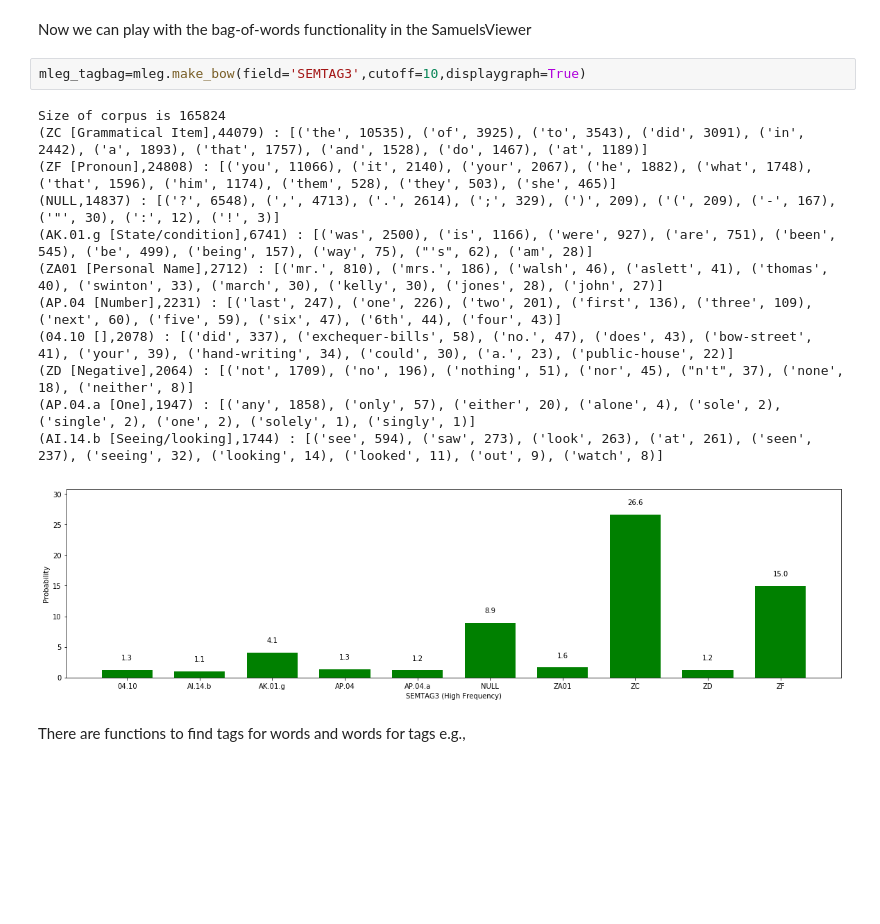
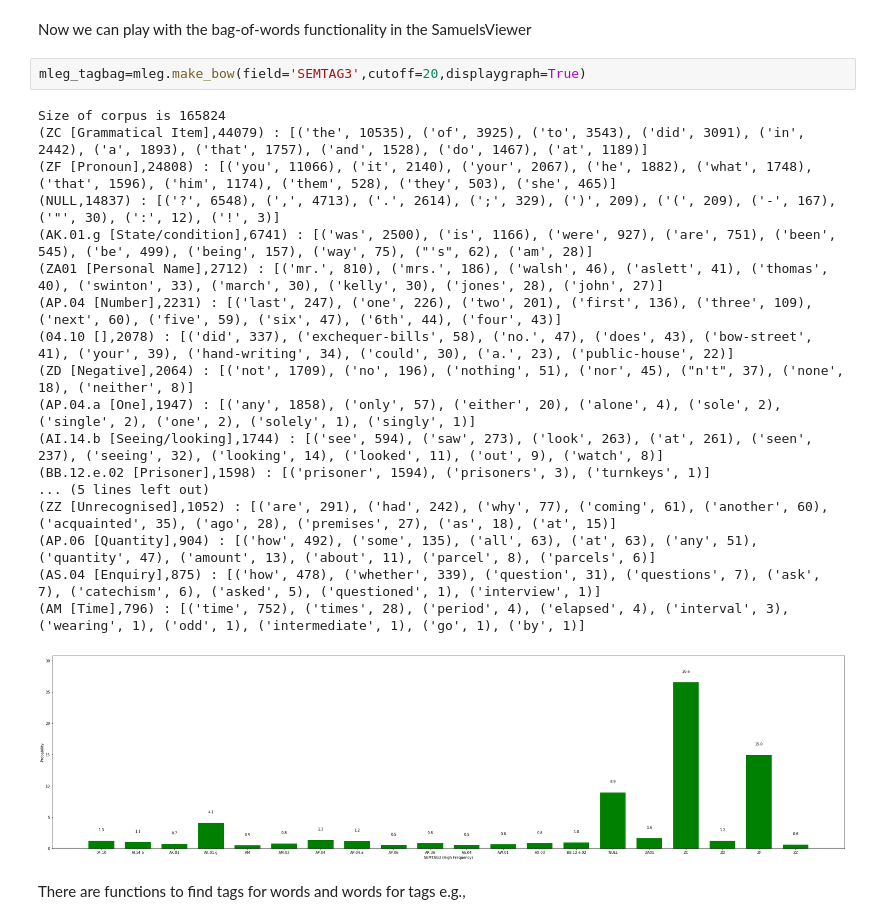
Before and after one commit to julieweeds/samdist, a Jupyter notebook: SamuelsViewer-legal.ipynb, the cells around one changed output. Drawn from its saved outputs; the diff is of its cells as text; blank space fills up the shorter version.

```diff
--- a/SamuelsViewer-legal.ipynb
+++ b/SamuelsViewer-legal.ipynb
@@ -17,20 +17,26 @@ mleg=Sam.Viewer(filenames['mleg'],colors=['g'])
 # %% [markdown]
 Now we can play with the bag-of-words functionality in the SamuelsViewer
 # %%
-mleg_tagbag=mleg.make_bow(field='SEMTAG3',cutoff=10,displaygraph=True)
+mleg_tagbag=mleg.make_bow(field='SEMTAG3',cutoff=20,displaygraph=True)
 # %% [output]
 Size of corpus is 165824
 (ZC [Grammatical Item],44079) : [('the', 10535), ('of', 3925), ('to', 3543), ('did', 3091), ('in', 2442), ('a', 1893), ('that', 1757), ('and', 1528), ('do', 1467), ('at', 1189)]
 (ZF [Pronoun],24808) : [('you', 11066), ('it', 2140), ('your', 2067), ('he', 1882), ('what', 1748), ('that', 1596), ('him', 1174), ('them', 528), ('they', 503), ('she', 465)]
 (NULL,14837) : [('?', 6548), (',', 4713), ('.', 2614), (';', 329), (')', 209), ('(', 209), ('-', 167), ('"', 30), (':', 12), ('!', 3)]
 (AK.01.g [State/condition],6741) : [('was', 2500), ('is', 1166), ('were', 927), ('are', 751), ('been', 545), ('be', 499), ('being', 157), ('way', 75), ("'s", 62), ('am', 28)]
 (ZA01 [Personal Name],2712) : [('mr.', 810), ('mrs.', 186), ('walsh', 46), ('aslett', 41), ('thomas', 40), ('swinton', 33), ('march', 30), ('kelly', 30), ('jones', 28), ('john', 27)]
 (AP.04 [Number],2231) : [('last', 247), ('one', 226), ('two', 201), ('first', 136), ('three', 109), ('next', 60), ('five', 59), ('six', 47), ('6th', 44), ('four', 43)]
 (04.10 [],2078) : [('did', 337), ('exchequer-bills', 58), ('no.', 47), ('does', 43), ('bow-street', 41), ('your', 39), ('hand-writing', 34), ('could', 30), ('a.', 23), ('public-house', 22)]
 (ZD [Negative],2064) : [('not', 1709), ('no', 196), ('nothing', 51), ('nor', 45), ("n't", 37), ('none', 18), ('neither', 8)]
 (AP.04.a [One],1947) : [('any', 1858), ('only', 57), ('either', 20), ('alone', 4), ('sole', 2), ('single', 2), ('one', 2), ('solely', 1), ('singly', 1)]
 (AI.14.b [Seeing/looking],1744) : [('see', 594), ('saw', 273), ('look', 263), ('at', 261), ('seen', 237), ('seeing', 32), ('looking', 14), ('looked', 11), ('out', 9), ('watch', 8)]
+(BB.12.e.02 [Prisoner],1598) : [('prisoner', 1594), ('prisoners', 3), ('turnkeys', 1)]
+... (5 lines left out)
+(ZZ [Unrecognised],1052) : [('are', 291), ('had', 242), ('why', 77), ('coming', 61), ('another', 60), ('acquainted', 35), ('ago', 28), ('premises', 27), ('as', 18), ('at', 15)]
+(AP.06 [Quantity],904) : [('how', 492), ('some', 135), ('all', 63), ('at', 63), ('any', 51), ('quantity', 47), ('amount', 13), ('about', 11), ('parcel', 8), ('parcels', 6)]
+(AS.04 [Enquiry],875) : [('how', 478), ('whether', 339), ('question', 31), ('questions', 7), ('ask', 7), ('catechism', 6), ('asked', 5), ('questioned', 1), ('interview', 1)]
+(AM [Time],796) : [('time', 752), ('times', 28), ('period', 4), ('elapsed', 4), ('interval', 3), ('wearing', 1), ('odd', 1), ('intermediate', 1), ('go', 1), ('by', 1)]
-[figure, old version]
+[figure, new version]
 # %% [markdown]
 There are functions to find tags for words and words for tags e.g.,
 # %%
```
Also changed, not shown: parts of 3 cells of this notebook, 4 other files.
